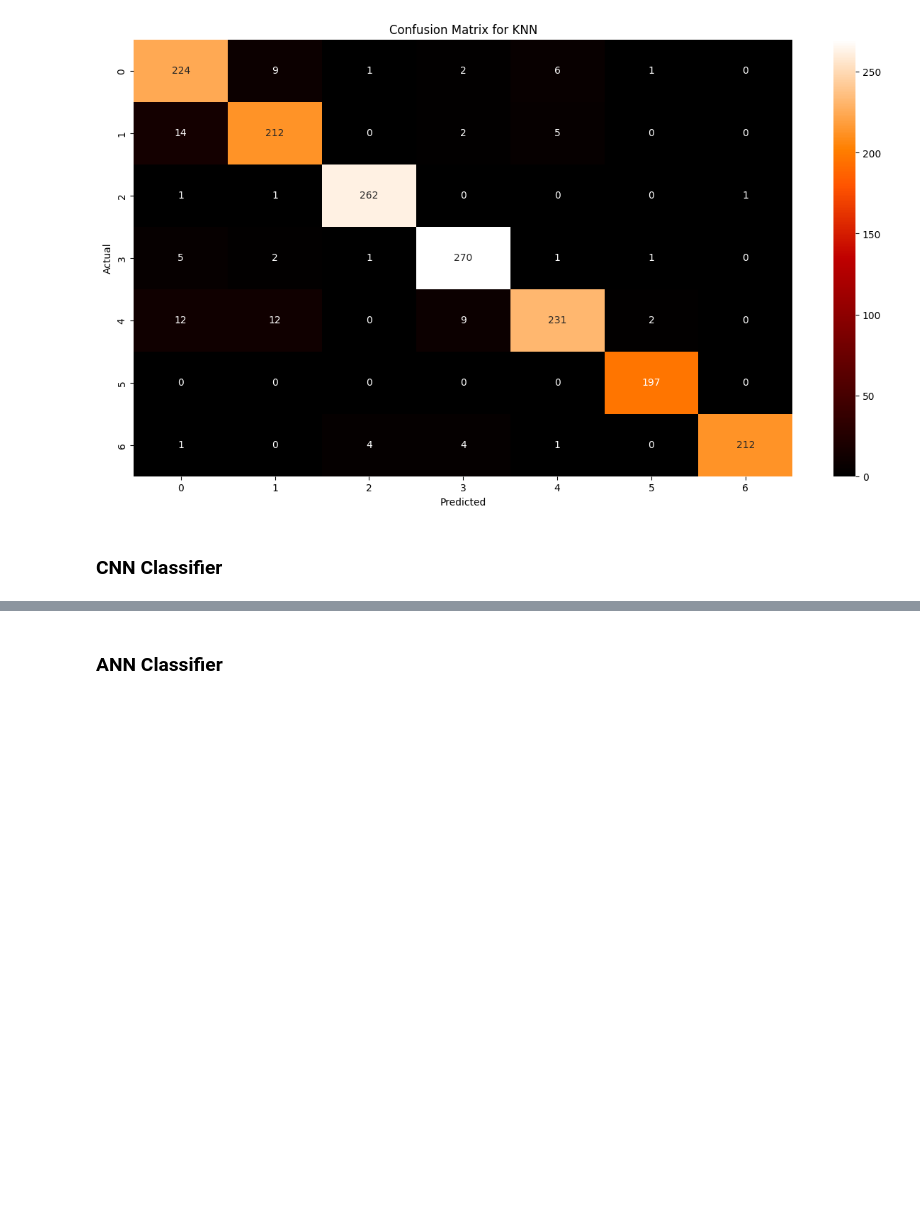
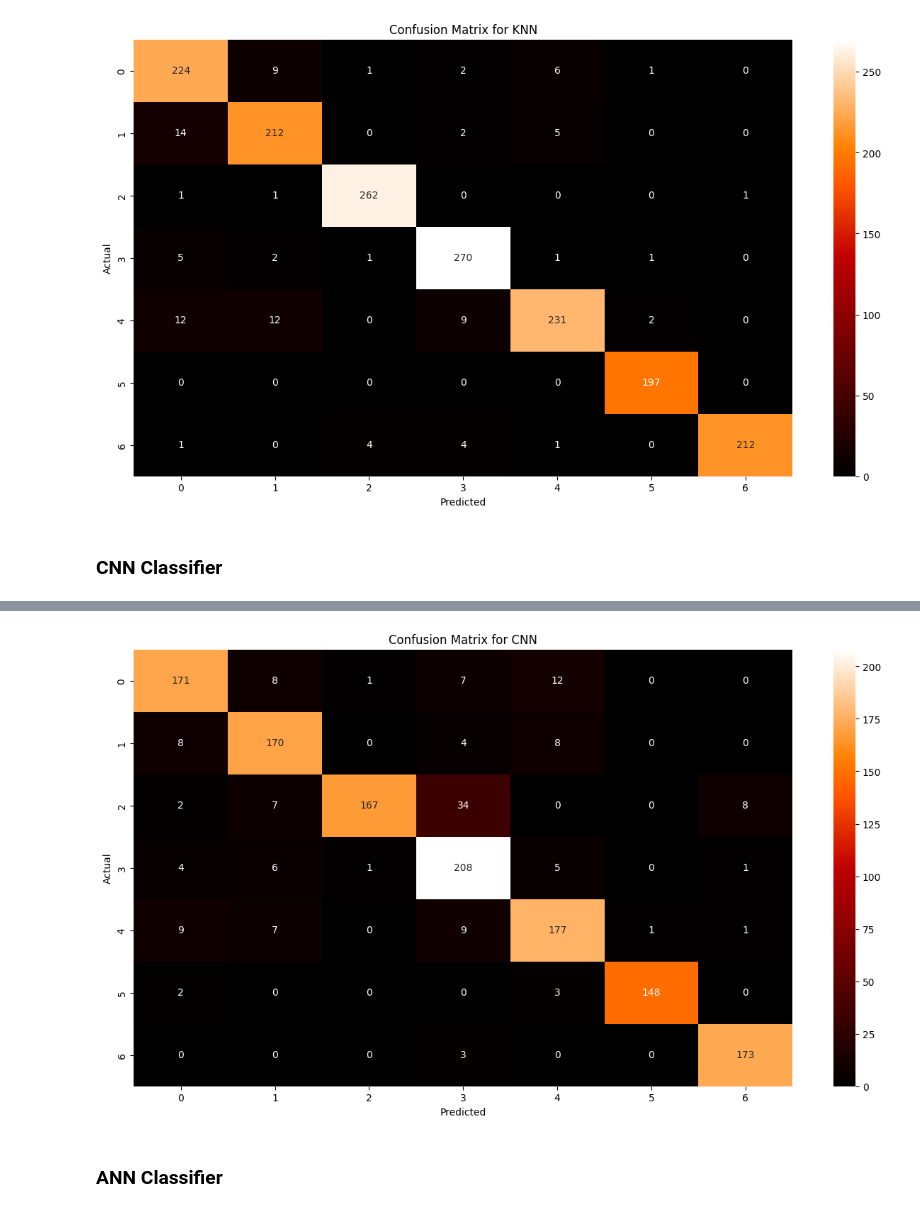
Before and after one commit to ashpreet12/MajorProject_Emg_ParkinsonDetection, a Jupyter notebook: dataset1_handRecognition.ipynb, the cells around one changed output, grey strips where cells are left out. Drawn from its saved outputs; the diff is of its cells as text; code cells hidden in the pictures; blank space fills up the shorter version.

```diff
--- a/dataset1_handRecognition.ipynb
+++ b/dataset1_handRecognition.ipynb
@@ -663,0 +713,2 @@ results= pd.concat([results, results_cnn], ignore_index=True)
+# %%
+cm_cnn  = confusion_matrix(y_true,y_pred)
@@ -664,3 +733,12 @@ results= pd.concat([results, results_cnn], ignore_index=True)
+# %%
+plt.figure(figsize = (15,8))
+sns.heatmap(cm_cnn, annot=True, fmt='g', cmap='gist_heat',cbar=True)
+plt.xlabel("Predicted")
+plt.ylabel("Actual")
+plt.title("Confusion Matrix for CNN")
+plt.show()
+# %% [output]
+[figure, added]
 # %% [markdown]
 ### ANN Classifier
 # %%
```
Also changed, not shown: parts of 14 cells of this notebook.
